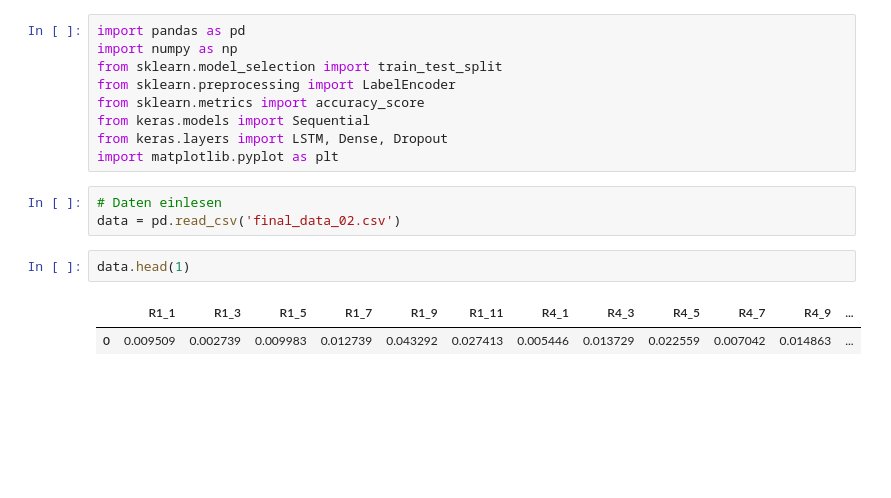
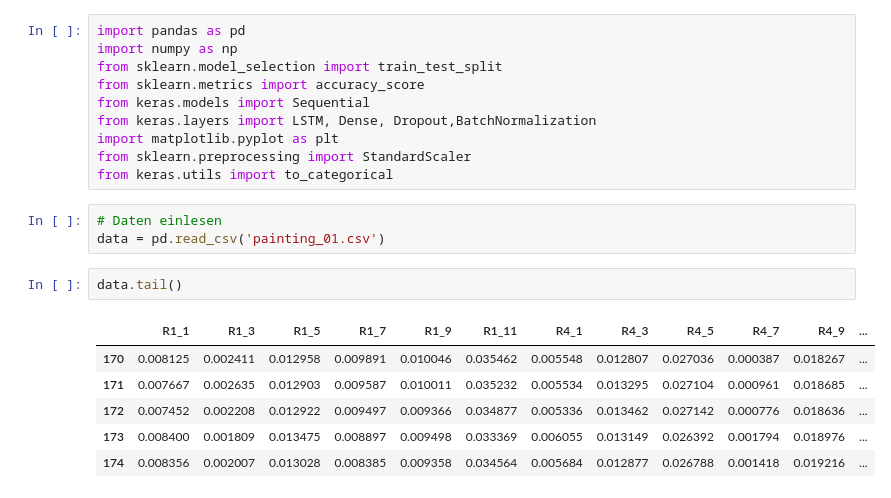
Before and after one commit to htsago/Sensorprobe, a Jupyter notebook: model.ipynb, the cells around one changed output. Cells and saved outputs as stored; diff of their text form; blank space fills up the shorter version.

```diff
--- a/model.ipynb
+++ b/model.ipynb
@@ -2,19 +2,24 @@
 import pandas as pd
 import numpy as np
 from sklearn.model_selection import train_test_split
-from sklearn.preprocessing import LabelEncoder
 from sklearn.metrics import accuracy_score
 from keras.models import Sequential
-from keras.layers import LSTM, Dense, Dropout
+from keras.layers import LSTM, Dense, Dropout,BatchNormalization
 import matplotlib.pyplot as plt
+from sklearn.preprocessing import StandardScaler
+from keras.utils import to_categorical
 # %%
 # Daten einlesen
-data = pd.read_csv('final_data_02.csv')
+data = pd.read_csv('painting_01.csv')
-# %%
-data.head(1)
-# %% [output]
-|  | R1_1 | R1_3 | R1_5 | R1_7 | R1_9 | R1_11 | R4_1 | R4_3 | R4_5 | R4_7 | R4_9 | ... |
-| 0 | 0.009509 | 0.002739 | 0.009983 | 0.012739 | 0.043292 | 0.027413 | 0.005446 | 0.013729 | 0.022559 | 0.007042 | 0.014863 | ... |
+# %%
+data.tail()
+# %% [output]
+|  | R1_1 | R1_3 | R1_5 | R1_7 | R1_9 | R1_11 | R4_1 | R4_3 | R4_5 | R4_7 | R4_9 | ... |
+| 170 | 0.008125 | 0.002411 | 0.012958 | 0.009891 | 0.010046 | 0.035462 | 0.005548 | 0.012807 | 0.027036 | 0.000387 | 0.018267 | ... |
+| 171 | 0.007667 | 0.002635 | 0.012903 | 0.009587 | 0.010011 | 0.035232 | 0.005534 | 0.013295 | 0.027104 | 0.000961 | 0.018685 | ... |
+| 172 | 0.007452 | 0.002208 | 0.012922 | 0.009497 | 0.009366 | 0.034877 | 0.005336 | 0.013462 | 0.027142 | 0.000776 | 0.018636 | ... |
+| 173 | 0.008400 | 0.001809 | 0.013475 | 0.008897 | 0.009498 | 0.033369 | 0.006055 | 0.013149 | 0.026392 | 0.001794 | 0.018976 | ... |
+| 174 | 0.008356 | 0.002007 | 0.013028 | 0.008385 | 0.009358 | 0.034564 | 0.005684 | 0.012877 | 0.026788 | 0.001418 | 0.019216 | ... |
 # %%
 
 plt.title('Activity', fontsize=22, fontweight='bold')
```
Also changed, not shown: parts of 30 cells of this notebook, 23 other files.
